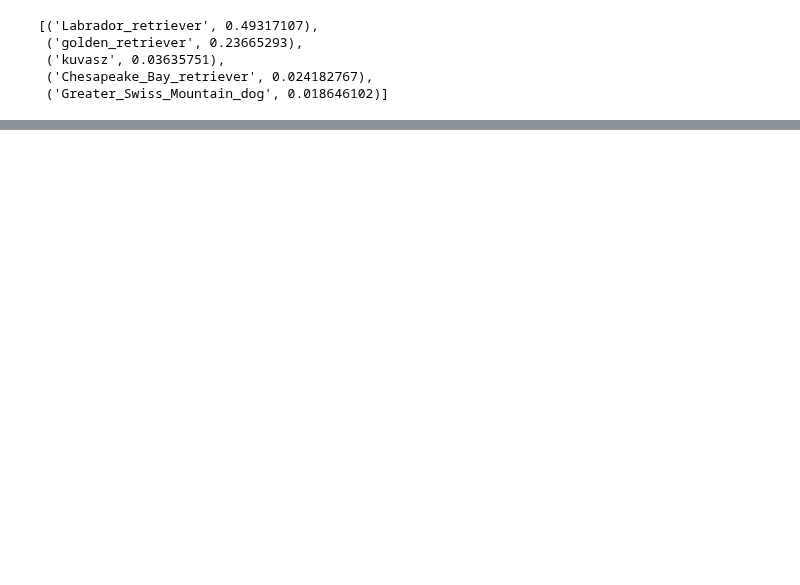
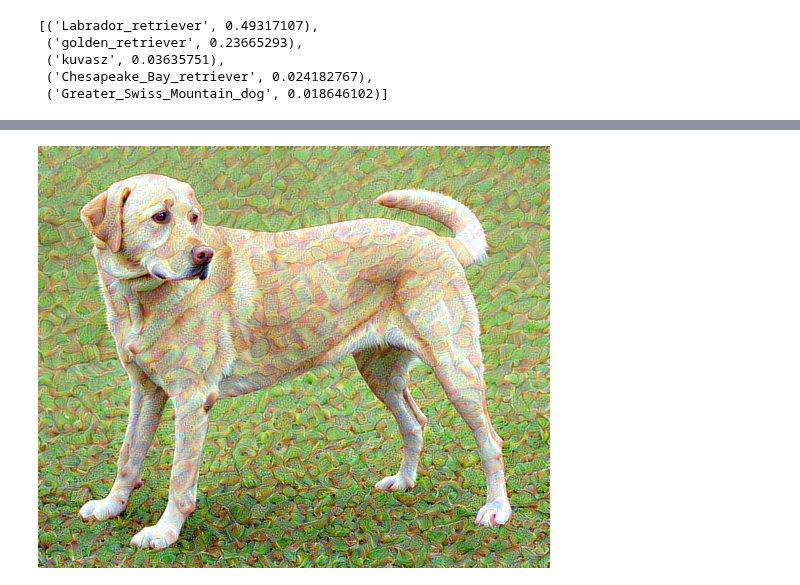
Before and after one commit to ozingmw/Hands-On_ML_Repo, a Jupyter notebook: neural_style_transfer.ipynb, the cells around one changed output, grey strips where cells are left out. Drawn from its saved outputs; the diff is of its cells as text; code cells hidden in the pictures; blank space fills up the shorter version.

```diff
--- a/neural_style_transfer.ipynb
+++ b/neural_style_transfer.ipynb
@@ -159,0 +215,33 @@ def gram_matrix(input_tensor):
+# %%
+opt = tf.optimizers.Adam(learning_rate=0.02, beta_1=0.99, epsilon=1e-1)
+# %%
+style_weight = 1e-2
+content_weigt = 1e4
+# %%
+def style_content_loss(output):
+    style_outputs = output["style"]
+    content_outputs = output["content"]
+    style_loss = tf.add_n([tf.reduce_mean((style_outputs[name] - style_targets[name])**2) for name in style_outputs.keys()])
+    style_loss *= style_weight / num_style_layers
+    content_loss = tf.add_n([tf.reduce_mean((content_outputs[name] - content_targets[name])**2) for name in content_outputs.keys()])
+    content_loss *= content_weigt / num_content_layer
+    loss = style_loss + content_loss
+    return loss
+# %%
+@tf.function()
+def train_step(image):
+    with tf.GradientTape() as tape:
+        outputs = extractor(image)
+        loss = style_content_loss(outputs)
+
+    grad = tape.gradient(loss, image)
+    opt.apply_gradients([(grad, image)])
+    image.assign(clip_0_1(image))
+# %%
+train_step(image)
+train_step(image)
+train_step(image)
+train_step(image)
+tensor_to_image(image)
+# %% [output]
+[figure, added]
```
Also changed, not shown: parts of 10 cells of this notebook.
